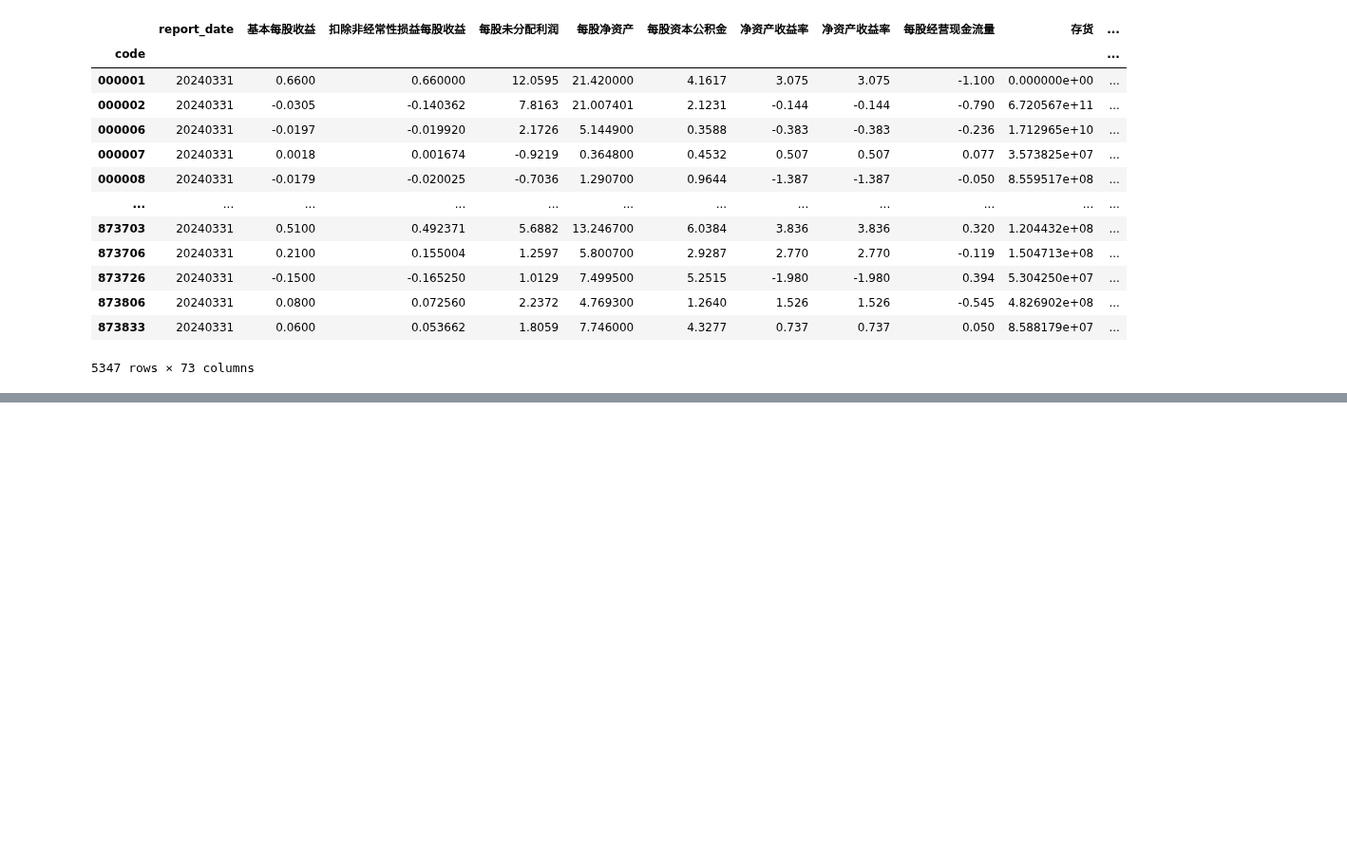
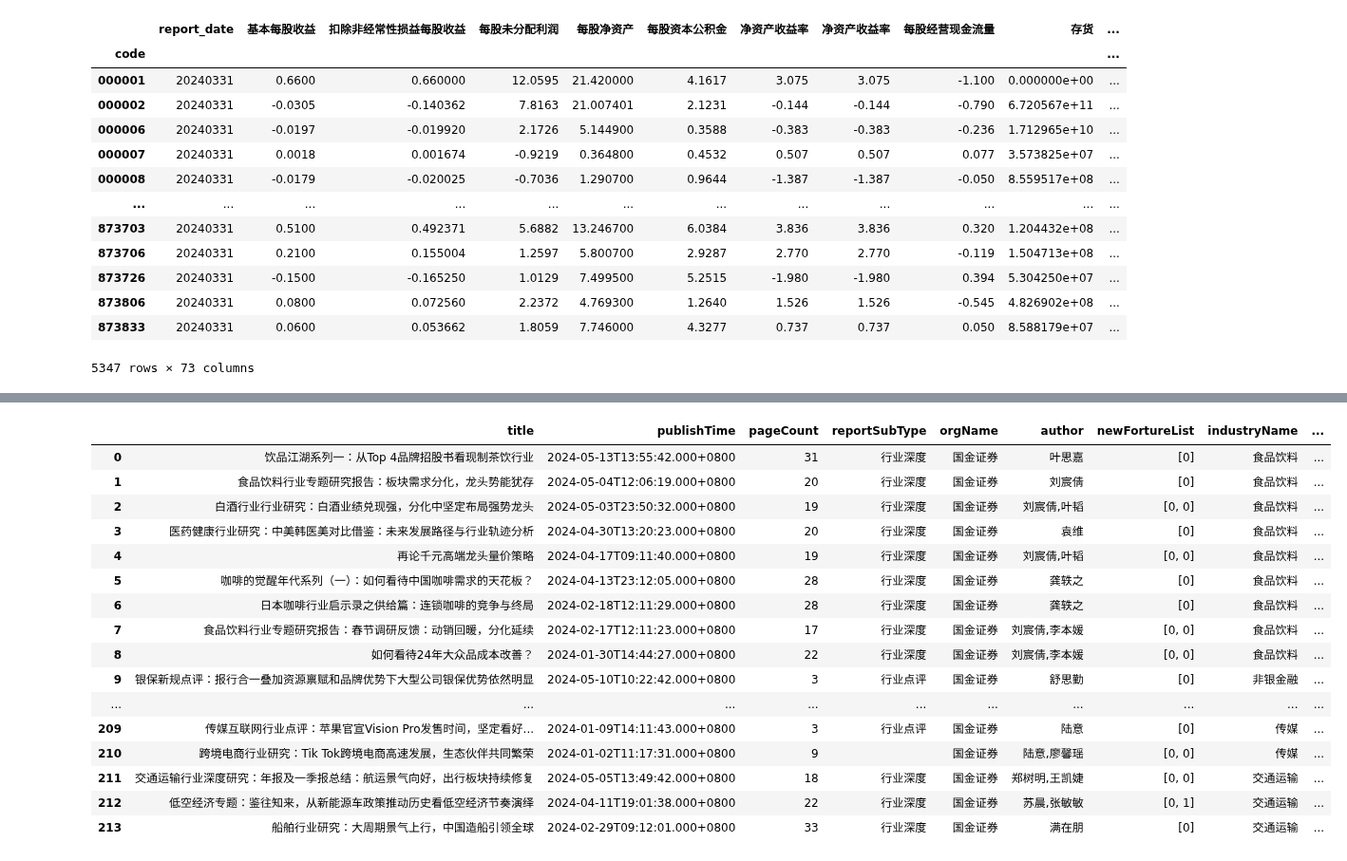
Before and after one commit to alexleethinker/Trading, a Jupyter notebook: notebooks/金融数据爬虫/库存分析.ipynb, the cells around one changed output, grey strips where cells are left out. Shown at 95% size. Saved outputs shown, nothing was run; the diff lists cells and outputs as text; code cells hidden in the pictures; blank space fills up the shorter version.

```diff
--- a/notebooks/金融数据爬虫/库存分析.ipynb
+++ b/notebooks/金融数据爬虫/库存分析.ipynb
@@ -302,0 +522,30 @@ result[columns]
+# %%
+def format_title(x):
+    try:
+        if len(x.split('：')) > 1:
+            x = ':'.join(x.split('：')[1:])
+        else:
+            x = x.split('：')[-1]
+    except:
+        pass
+    return x
+
+total_df['publishTime'] = pd.to_datetime(total_df['publishTime']).dt.date.astype(str)
+regular =  pd.DataFrame(total_df[(total_df['reportSubType']=='行业定期') | (total_df['title'].str.contains('周报'))].sort_values(['industryName','publishTime'],ascending = False).reset_index(drop = True))[['industryName','title','publishTime']]
+regular['title'] = regular['title'].apply(format_title)
+regular['regular'] = regular['publishTime'] + ' || ' + regular['title']
+regular = pd.DataFrame(regular.groupby('industryName')['regular'].apply(list))
+
+depth = pd.DataFrame(pd.DataFrame(total_df[(total_df['reportSubType']!='行业定期') & (total_df['title'].str.contains('周报') == False)].sort_values(['industryName','publishTime'],ascending = False).reset_index(drop = True))[['industryName','title','publishTime']])
+depth['depth'] =depth['publishTime'] + ' || ' + depth['title']
+depth = pd.DataFrame(depth.groupby('industryName')['depth'].apply(list))
+
+#.groupby('industryName')['title','publishTime'].apply(list)).rename(columns={"title": "depth"})
+# %%
+def fetch_highlight(id):
+    url = f'https://gw.datayes.com/rrp_adventure/researchQuickReport/getAbstractByReportId?reportId={id}'
+    r = requests.get(url,headers = headers, cookies = cookies)
+    highlight = r.json()['data'].replace('<p>','').replace('</p>','').replace('&amp;','&')
+    return highlight
+
+total_df['highlight'] = total_df['id'].apply(fetch_highlight)
@@ -302,0 +728,20 @@ result[columns]
+# %%
+total_df[total_df['reportSubType']!='行业定期'].sort_values(['industryName','publishTime'],ascending = False).reset_index(drop = True)
+# %% [output]
+|  | title | publishTime | pageCount | reportSubType | orgName | author | newFortureList | industryName | ... |
+| 0 | 饮品江湖系列一：从Top 4品牌招股书看现制茶饮行业 | 2024-05-13T13:55:42.000+0800 | 31 | 行业深度 | 国金证券 | 叶思嘉 | [0] | 食品饮料 | ... |
+| 1 | 食品饮料行业专题研究报告：板块需求分化，龙头势能犹存 | 2024-05-04T12:06:19.000+0800 | 20 | 行业深度 | 国金证券 | 刘宸倩 | [0] | 食品饮料 | ... |
+| 2 | 白酒行业行业研究：白酒业绩兑现强，分化中坚定布局强势龙头 | 2024-05-03T23:50:32.000+0800 | 19 | 行业深度 | 国金证券 | 刘宸倩,叶韬 | [0, 0] | 食品饮料 | ... |
+| 3 | 医药健康行业研究：中美韩医美对比借鉴：未来发展路径与行业轨迹分析 | 2024-04-30T13:20:23.000+0800 | 20 | 行业深度 | 国金证券 | 袁维 | [0] | 食品饮料 | ... |
+| 4 | 再论千元高端龙头量价策略 | 2024-04-17T09:11:40.000+0800 | 19 | 行业深度 | 国金证券 | 刘宸倩,叶韬 | [0, 0] | 食品饮料 | ... |
+| 5 | 咖啡的觉醒年代系列（一）：如何看待中国咖啡需求的天花板？ | 2024-04-13T23:12:05.000+0800 | 28 | 行业深度 | 国金证券 | 龚轶之 | [0] | 食品饮料 | ... |
+| 6 | 日本咖啡行业启示录之供给篇：连锁咖啡的竞争与终局 | 2024-02-18T12:11:29.000+0800 | 28 | 行业深度 | 国金证券 | 龚轶之 | [0] | 食品饮料 | ... |
+| 7 | 食品饮料行业专题研究报告：春节调研反馈：动销回暖，分化延续 | 2024-02-17T12:11:23.000+0800 | 17 | 行业深度 | 国金证券 | 刘宸倩,李本媛 | [0, 0] | 食品饮料 | ... |
+| 8 | 如何看待24年大众品成本改善？ | 2024-01-30T14:44:27.000+0800 | 22 | 行业深度 | 国金证券 | 刘宸倩,李本媛 | [0, 0] | 食品饮料 | ... |
+| 9 | 银保新规点评：报行合一叠加资源禀赋和品牌优势下大型公司银保优势依然明显 | 2024-05-10T10:22:42.000+0800 | 3 | 行业点评 | 国金证券 | 舒思勤 | [0] | 非银金融 | ... |
+| ... | ... | ... | ... | ... | ... | ... | ... | ... | ... |
+| 209 | 传媒互联网行业点评：苹果官宣Vision Pro发售时间，坚定看好... | 2024-01-09T14:11:43.000+0800 | 3 | 行业点评 | 国金证券 | 陆意 | [0] | 传媒 | ... |
+| 210 | 跨境电商行业研究：Tik Tok跨境电商高速发展，生态伙伴共同繁荣 | 2024-01-02T11:17:31.000+0800 | 9 |  | 国金证券 | 陆意,廖馨瑶 | [0, 0] | 传媒 | ... |
+| 211 | 交通运输行业深度研究：年报及一季报总结：航运景气向好，出行板块持续修复 | 2024-05-05T13:49:42.000+0800 | 18 | 行业深度 | 国金证券 | 郑树明,王凯婕 | [0, 0] | 交通运输 | ... |
+| 212 | 低空经济专题：鉴往知来，从新能源车政策推动历史看低空经济节奏演绎 | 2024-04-11T19:01:38.000+0800 | 22 | 行业深度 | 国金证券 | 苏晨,张敏敏 | [0, 1] | 交通运输 | ... |
+| 213 | 船舶行业研究：大周期景气上行，中国造船引领全球 | 2024-02-29T09:12:01.000+0800 | 33 | 行业深度 | 国金证券 | 满在朋 | [0] | 交通运输 | ... |
```
Also changed, not shown: parts of 28 cells of this notebook, 9 other files.
